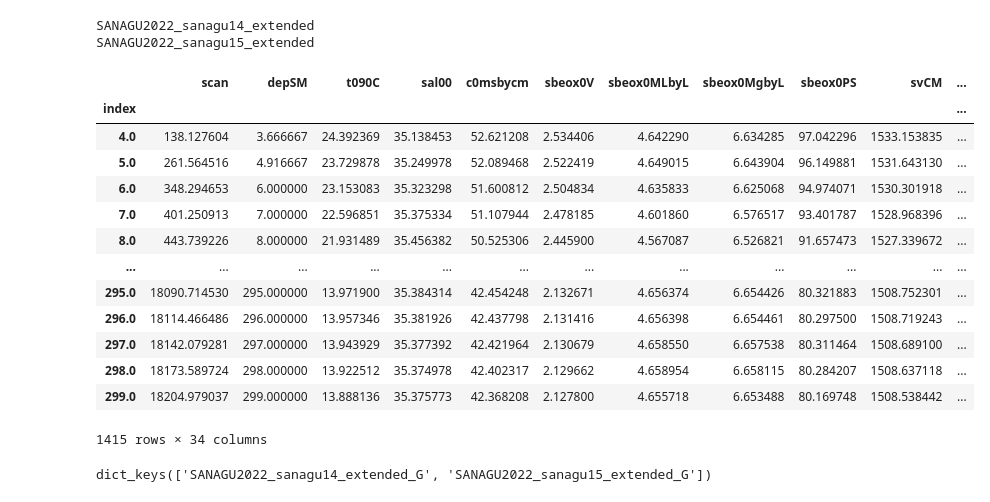
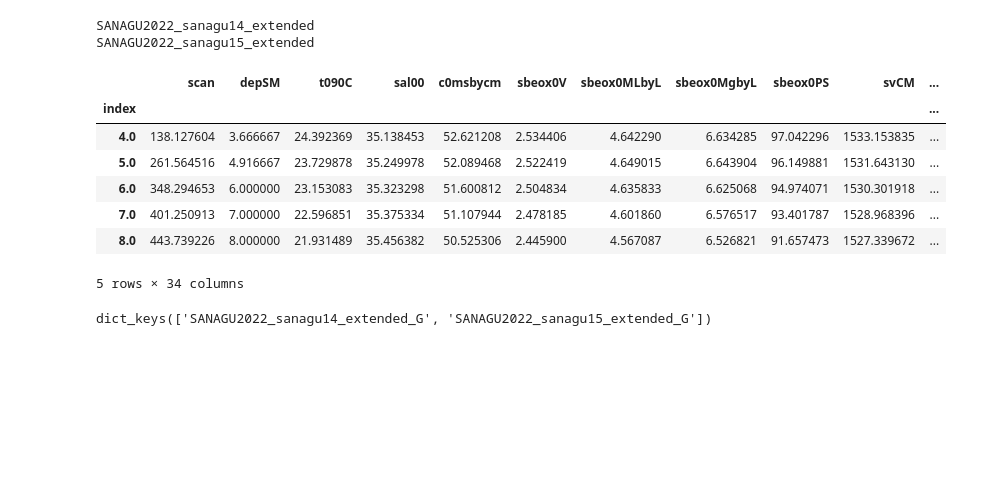
Before and after one commit to nilodna/smax_pathways, a Jupyter notebook: code/00_manuscript_cruise_transects.ipynb, the cells around one changed output. Saved outputs shown, nothing was run; the diff lists cells and outputs as text; code cells hidden in the pictures; blank space fills up the shorter version.

```diff
--- a/code/00_manuscript_cruise_transects.ipynb
+++ b/code/00_manuscript_cruise_transects.ipynb
@@ -404,7 +404,8 @@ def subroutine_TSsection(cdicts1, fig=None, ax=None, ax_cbar=None, secids=None,
     # -- section plot -- #
     kwcf = {'levels':np.arange(cdicts1['vmin'],cdicts1['vmax'],cdicts1['deltav']),
             'zorder':1,
-            'cmap':cdicts1['cmap']}
+            'cmap':cdicts1['cmap'],
+            'extend': 'both',}
 
     kwcr = {'levels':cdicts1['contour'],
             'zorder':1,
@@ -564,22 +565,16 @@ for case in cases:
 SANAGU2022_sanagu14_extended
 SANAGU2022_sanagu15_extended
 # %%
-df1
+df1.head()
 # %% [output]
 |  | scan | depSM | t090C | sal00 | c0msbycm | sbeox0V | sbeox0MLbyL | sbeox0MgbyL | sbeox0PS | svCM | ... |
 | index |  |  |  |  |  |  |  |  |  |  | ... |
 | 4.0 | 138.127604 | 3.666667 | 24.392369 | 35.138453 | 52.621208 | 2.534406 | 4.642290 | 6.634285 | 97.042296 | 1533.153835 | ... |
 | 5.0 | 261.564516 | 4.916667 | 23.729878 | 35.249978 | 52.089468 | 2.522419 | 4.649015 | 6.643904 | 96.149881 | 1531.643130 | ... |
 | 6.0 | 348.294653 | 6.000000 | 23.153083 | 35.323298 | 51.600812 | 2.504834 | 4.635833 | 6.625068 | 94.974071 | 1530.301918 | ... |
 | 7.0 | 401.250913 | 7.000000 | 22.596851 | 35.375334 | 51.107944 | 2.478185 | 4.601860 | 6.576517 | 93.401787 | 1528.968396 | ... |
 | 8.0 | 443.739226 | 8.000000 | 21.931489 | 35.456382 | 50.525306 | 2.445900 | 4.567087 | 6.526821 | 91.657473 | 1527.339672 | ... |
-| ... | ... | ... | ... | ... | ... | ... | ... | ... | ... | ... | ... |
-| 295.0 | 18090.714530 | 295.000000 | 13.971900 | 35.384314 | 42.454248 | 2.132671 | 4.656374 | 6.654426 | 80.321883 | 1508.752301 | ... |
-| 296.0 | 18114.466486 | 296.000000 | 13.957346 | 35.381926 | 42.437798 | 2.131416 | 4.656398 | 6.654461 | 80.297500 | 1508.719243 | ... |
-| 297.0 | 18142.079281 | 297.000000 | 13.943929 | 35.377392 | 42.421964 | 2.130679 | 4.658550 | 6.657538 | 80.311464 | 1508.689100 | ... |
-| 298.0 | 18173.589724 | 298.000000 | 13.922512 | 35.374978 | 42.402317 | 2.129662 | 4.658954 | 6.658115 | 80.284207 | 1508.637118 | ... |
-| 299.0 | 18204.979037 | 299.000000 | 13.888136 | 35.375773 | 42.368208 | 2.127800 | 4.655718 | 6.653488 | 80.169748 | 1508.538442 | ... |
-1415 rows × 34 columns
+5 rows × 34 columns
 # %%
 try:
     dict_with_sections = pickle.load(open("transects_OA.pkl", "rb"))
```
Also changed, not shown: parts of 3 cells of this notebook, 9 other files.
